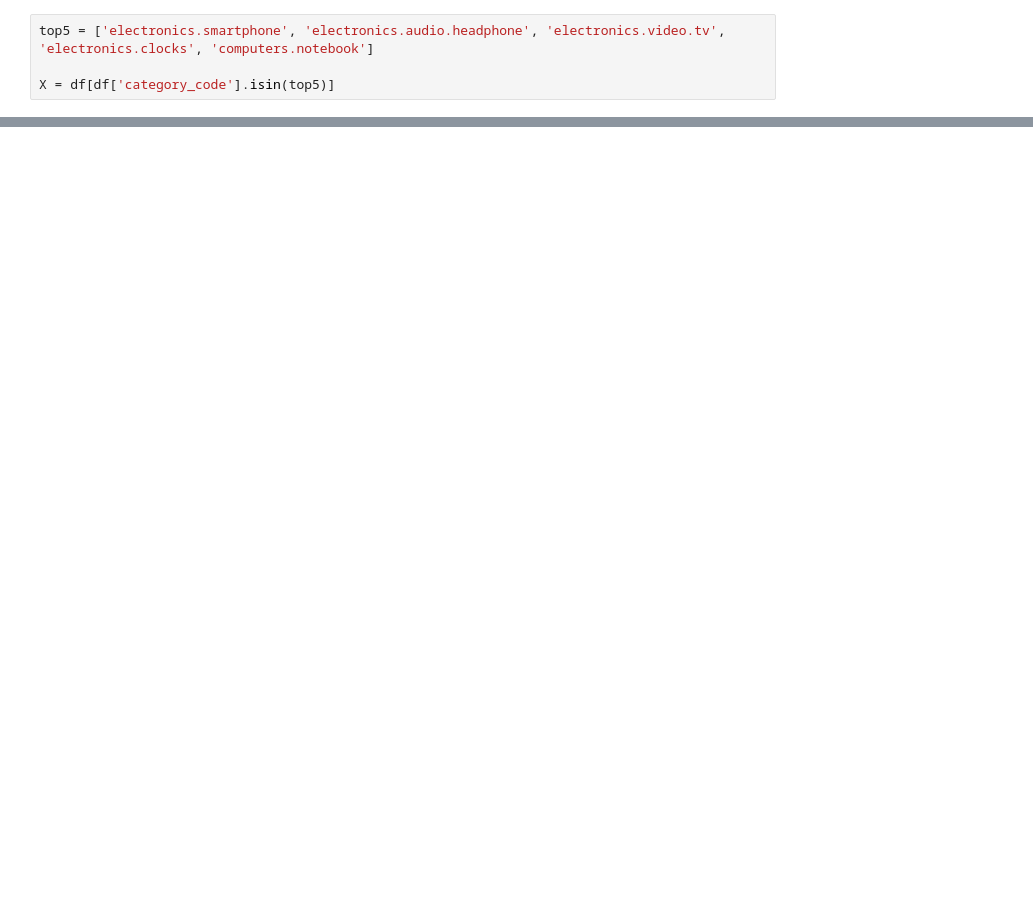
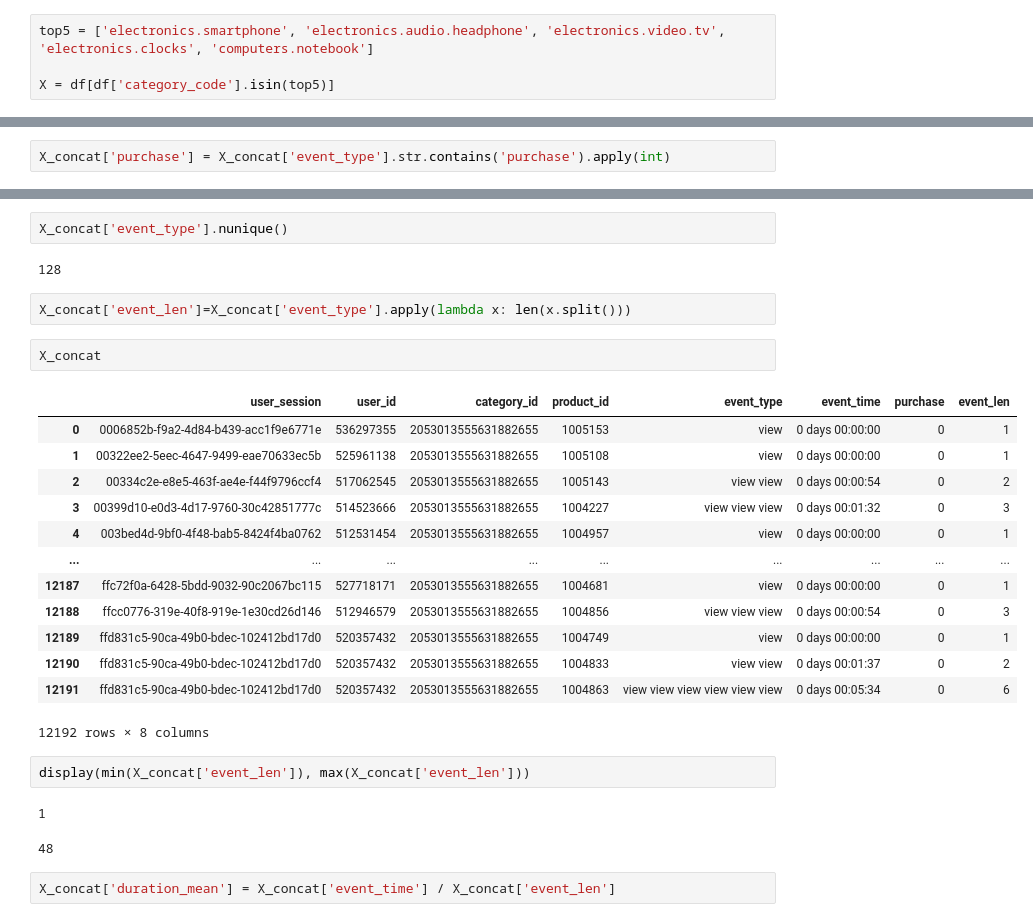
Before and after one commit to AdriMottainai/convertiq, a Jupyter notebook: data_exploration.ipynb, the cells around one changed output, grey strips where cells are left out. Saved outputs shown, nothing was run; the diff lists cells and outputs as text; blank space fills up the shorter version.

```diff
--- a/data_exploration.ipynb
+++ b/data_exploration.ipynb
@@ -273,0 +372,2 @@ X_concat.shape
+# %%
+X_concat['purchase'] = X_concat['event_type'].str.contains('purchase').apply(int)
@@ -273,0 +432,29 @@ X_concat.shape
+# %%
+X_concat['event_type'].nunique()
+# %% [output]
+128
+# %%
+X_concat['event_len']=X_concat['event_type'].apply(lambda x: len(x.split()))
+# %%
+X_concat
+# %% [output]
+|  | user_session | user_id | category_id | product_id | event_type | event_time | purchase | event_len |
+| 0 | 0006852b-f9a2-4d84-b439-acc1f9e6771e | 536297355 | 2053013555631882655 | 1005153 | view | 0 days 00:00:00 | 0 | 1 |
+| 1 | 00322ee2-5eec-4647-9499-eae70633ec5b | 525961138 | 2053013555631882655 | 1005108 | view | 0 days 00:00:00 | 0 | 1 |
+| 2 | 00334c2e-e8e5-463f-ae4e-f44f9796ccf4 | 517062545 | 2053013555631882655 | 1005143 | view view | 0 days 00:00:54 | 0 | 2 |
+| 3 | 00399d10-e0d3-4d17-9760-30c42851777c | 514523666 | 2053013555631882655 | 1004227 | view view view | 0 days 00:01:32 | 0 | 3 |
+| 4 | 003bed4d-9bf0-4f48-bab5-8424f4ba0762 | 512531454 | 2053013555631882655 | 1004957 | view | 0 days 00:00:00 | 0 | 1 |
+| ... | ... | ... | ... | ... | ... | ... | ... | ... |
+| 12187 | ffc72f0a-6428-5bdd-9032-90c2067bc115 | 527718171 | 2053013555631882655 | 1004681 | view | 0 days 00:00:00 | 0 | 1 |
+| 12188 | ffcc0776-319e-40f8-919e-1e30cd26d146 | 512946579 | 2053013555631882655 | 1004856 | view view view | 0 days 00:00:54 | 0 | 3 |
+| 12189 | ffd831c5-90ca-49b0-bdec-102412bd17d0 | 520357432 | 2053013555631882655 | 1004749 | view | 0 days 00:00:00 | 0 | 1 |
+| 12190 | ffd831c5-90ca-49b0-bdec-102412bd17d0 | 520357432 | 2053013555631882655 | 1004833 | view view | 0 days 00:01:37 | 0 | 2 |
+| 12191 | ffd831c5-90ca-49b0-bdec-102412bd17d0 | 520357432 | 2053013555631882655 | 1004863 | view view view view view view | 0 days 00:05:34 | 0 | 6 |
+12192 rows × 8 columns
+# %%
+display(min(X_concat['event_len']), max(X_concat['event_len']))
+# %% [output]
+1
+48
+# %%
+X_concat['duration_mean'] = X_concat['event_time'] / X_concat['event_len']
```
Also changed, not shown: parts of 68 cells of this notebook.
